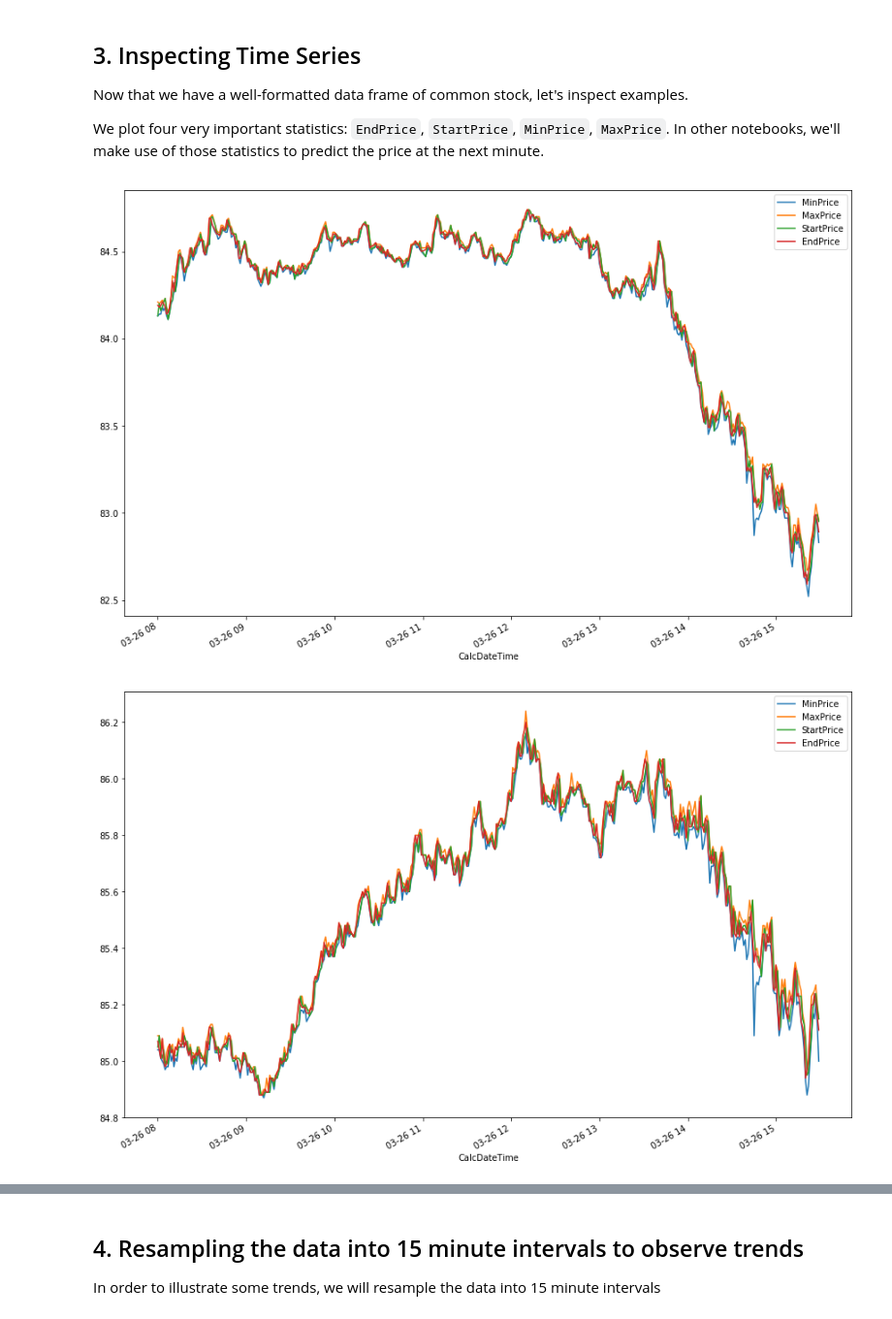
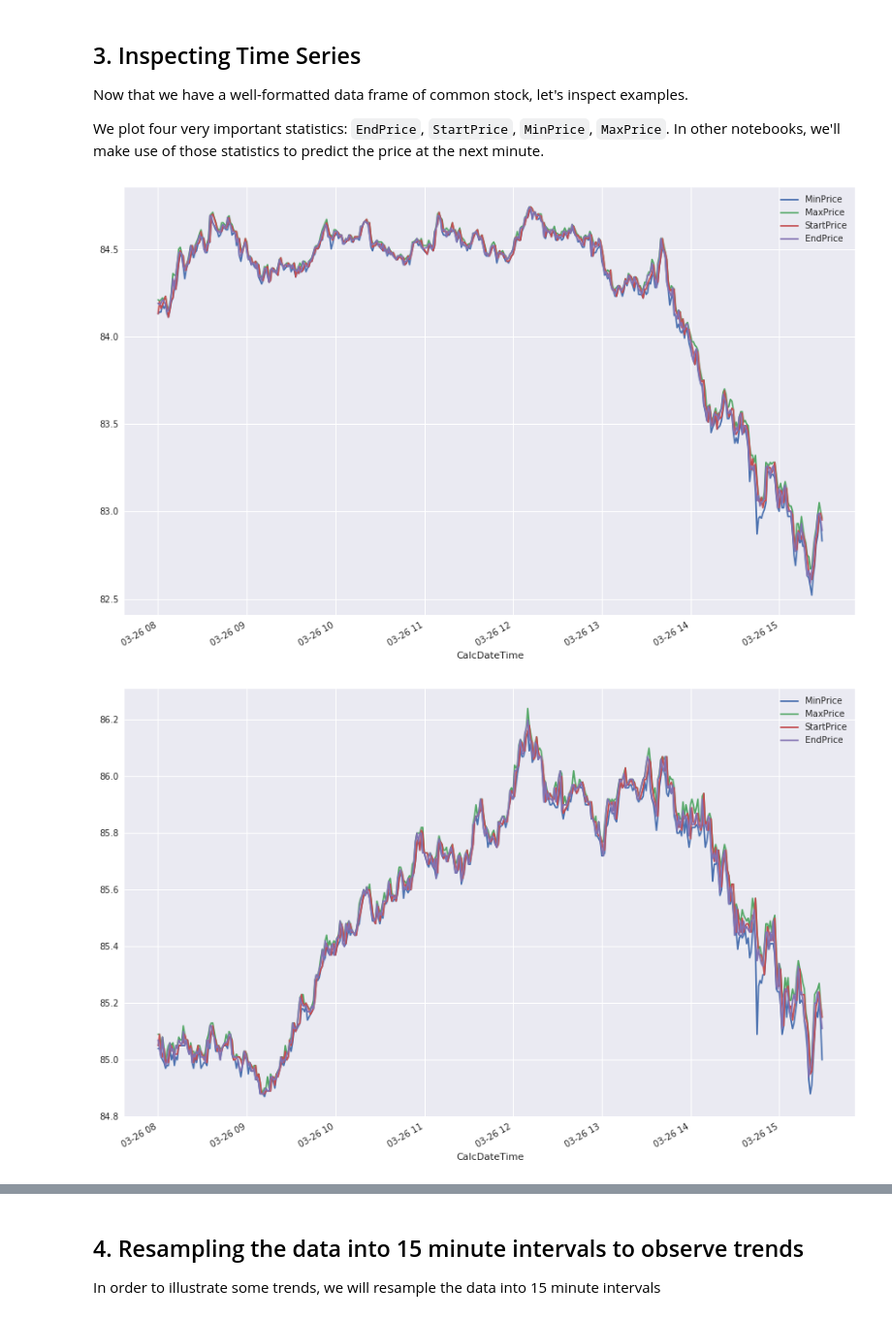
Before and after one commit to Originate/dbg-pds-tensorflow-demo, a Jupyter notebook: notebooks/01-data-cleaning-single-stock.ipynb, the cells around one changed output, grey strips where cells are left out. Shown at 97% size. Drawn from its saved outputs; the diff is of its cells as text; code cells hidden in the pictures.

```diff
--- a/notebooks/01-data-cleaning-single-stock.ipynb
+++ b/notebooks/01-data-cleaning-single-stock.ipynb
@@ -62,6 +62,8 @@ from datetime import datetime
 import matplotlib as mpl
 import matplotlib.pyplot as plt
 %matplotlib inline
+import seaborn as sns
+sns.set(color_codes=True)
 # %%
 # Load the files from a date directory
 def load_csv_dir(data_dir):
@@ -119,21 +121,22 @@ In other notebooks, we'll make use of those statistics to predict the price at t
 # %%
 mpl.rcParams['figure.figsize'] = (15, 10) # use bigger graphs
 def timeseries_plot(df, mnemonics, metrics):
     ax = None
     for mnemonic in mnemonics:
         for metric in metrics:
             selected = df[df.Mnemonic == mnemonic][['CalcDateTime', metric]].copy()
             selected.index = selected['CalcDateTime']
+            selected = selected.sort_index()
             del selected['CalcDateTime']
             ax = selected.plot( ax = ax)
 
 timeseries_plot(cleaned_common_stock, ['SAP'], ['MinPrice', 'MaxPrice', 'StartPrice', 'EndPrice'])
 # %% [output]
-[figure, old version]
+[figure, new version]
 # %%
 timeseries_plot(cleaned_common_stock, ['BMW'], ['MinPrice', 'MaxPrice', 'StartPrice', 'EndPrice'])
 # %% [output]
-[figure, old version]
+[figure, new version]
 # %%
 timeseries_plot(cleaned_common_stock, ['BMW'], ['TradedVolume'])
 # %% [output]
```
Also changed, not shown: parts of 24 cells of this notebook.
